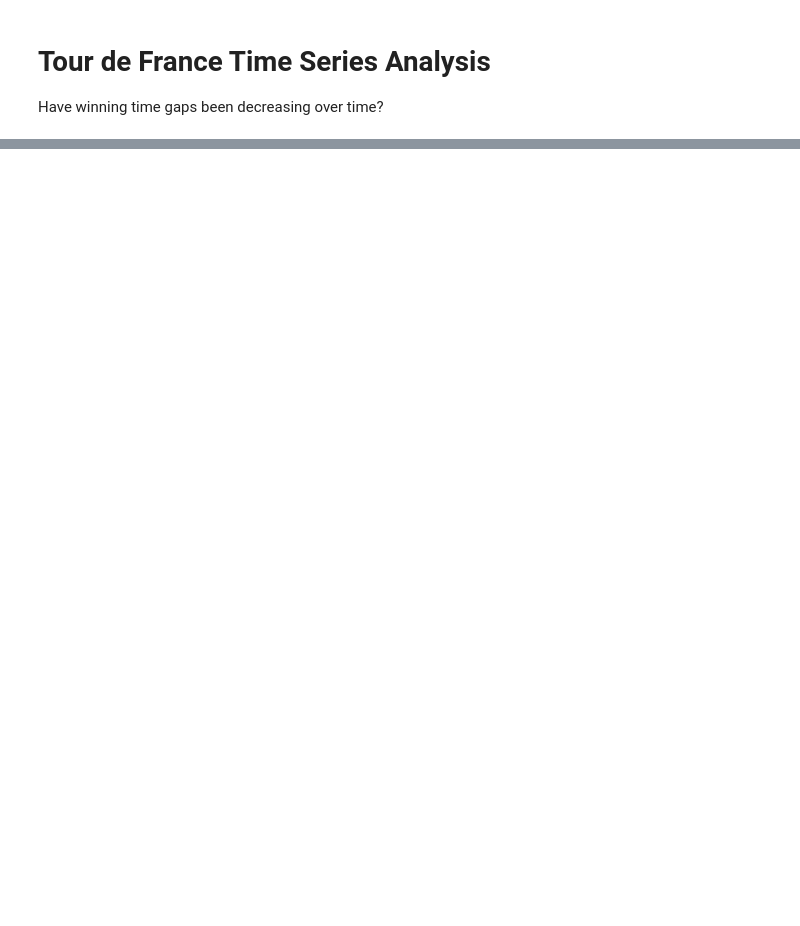
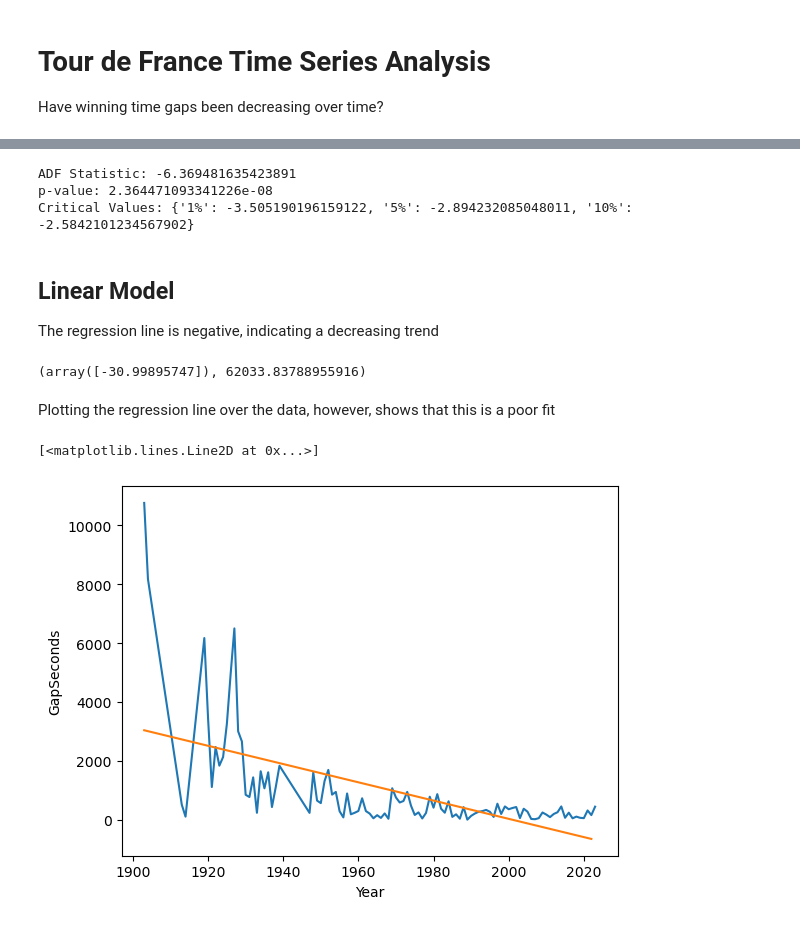
Before and after one commit to haleyej/letour, a Jupyter notebook: code/02_time_series.ipynb, the cells around one changed output, grey strips where cells are left out. Saved outputs shown, nothing was run; the diff lists cells and outputs as text; code cells hidden in the pictures; blank space fills up the shorter version.

```diff
--- a/code/02_time_series.ipynb
+++ b/code/02_time_series.ipynb
@@ -32,0 +21,3 @@ adfuller()
+# %%
+X = pd.DataFrame(gaps_df['Year'])
+y = gaps_df['GapSeconds']
@@ -32,0 +39,31 @@ adfuller()
+# %%
+adf_gap = adfuller(gaps_df['GapSeconds'])
+
+print('ADF Statistic:', adf_gap[0])
+print('p-value:', adf_gap[1])
+print('Critical Values:', adf_gap[4])
+# %% [output]
+ADF Statistic: -6.369481635423891
+p-value: 2.364471093341226e-08
+Critical Values: {'1%': -3.505190196159122, '5%': -2.894232085048011, '10%': -2.5842101234567902}
+# %% [markdown]
+## Linear Model
+
+The regression line is negative, indicating a decreasing trend
+# %%
+reg = LinearRegression()
+reg.fit(X, y)
+
+reg.coef_, reg.intercept_
+# %% [output]
+(array([-30.99895747]), 62033.83788955916)
+# %% [markdown]
+Plotting the regression line over the data, however, shows that this is a poor fit
+# %%
+reg_x = np.arange(min(gaps_df['Year']), max(gaps_df['Year']))
+
+sns.lineplot(gaps_df, x = 'Year', y ='GapSeconds')
+plt.plot(reg_x, (reg.coef_ * reg_x) + reg.intercept_)
+# %% [output]
+[<matplotlib.lines.Line2D at 0x...>]
+[figure, added]
```
Also changed, not shown: parts of 11 cells of this notebook.
